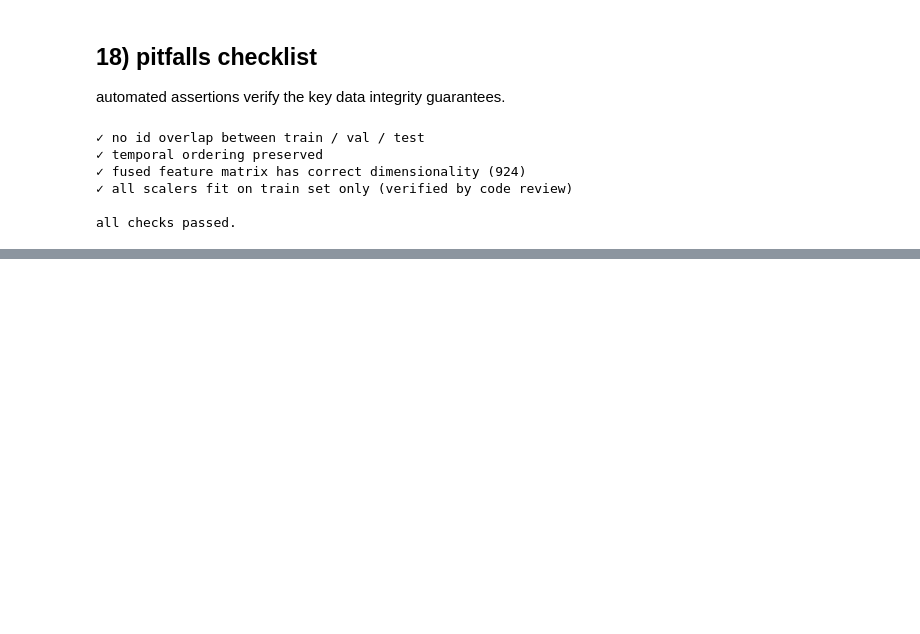
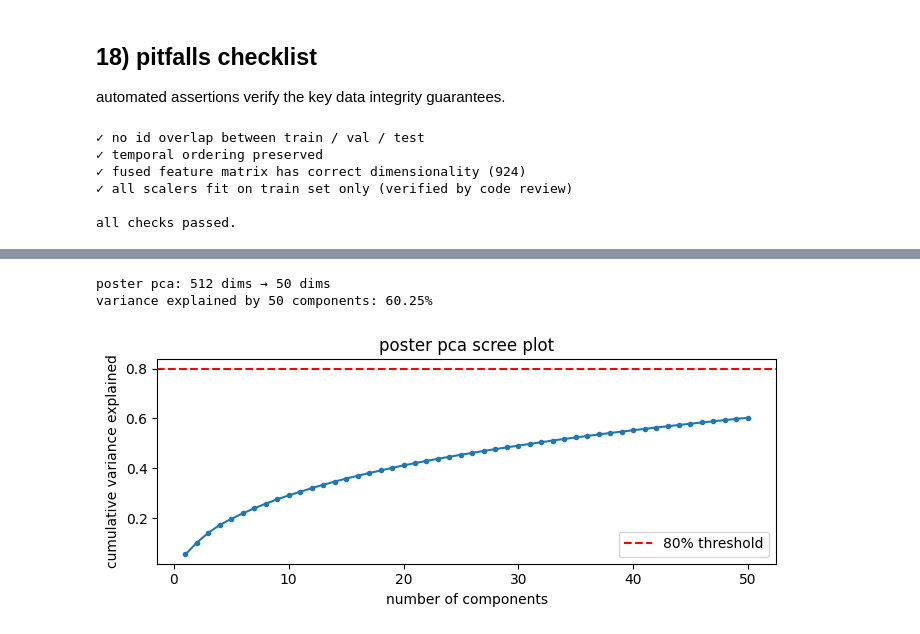
Before and after one commit to oliespineira/ML-project, a Jupyter notebook: notebook.ipynb, the cells around one changed output, grey strips where cells are left out. Drawn from its saved outputs; the diff is of its cells as text; code cells hidden in the pictures; blank space fills up the shorter version.

```diff
--- a/notebook.ipynb
+++ b/notebook.ipynb
@@ -1490,0 +1556,30 @@ all checks passed.
+# %%
+from sklearn.decomposition import PCA
+
+# fit pca on training poster embeddings only
+N_POSTER_COMPONENTS = 50
+pca_poster = PCA(n_components=N_POSTER_COMPONENTS, random_state=SEED)
+X_poster_train_pca = pca_poster.fit_transform(X_poster_train)
+X_poster_val_pca   = pca_poster.transform(X_poster_val)
+X_poster_test_pca  = pca_poster.transform(X_poster_test)
+
+variance_explained = pca_poster.explained_variance_ratio_.sum()
+print(f"poster pca: {X_poster_train.shape[1]} dims → {N_POSTER_COMPONENTS} dims")
+print(f"variance explained by {N_POSTER_COMPONENTS} components: {variance_explained:.2%}")
+
+# visualise scree plot to justify n_components choice
+plt.figure(figsize=(7, 3))
+cumvar = np.cumsum(pca_poster.explained_variance_ratio_)
+plt.plot(range(1, N_POSTER_COMPONENTS + 1), cumvar, marker=".")
+plt.axhline(0.8, color="red", linestyle="--", label="80% threshold")
+plt.xlabel("number of components")
+plt.ylabel("cumulative variance explained")
+plt.title("poster pca scree plot")
+plt.legend()
+plt.tight_layout()
+plt.savefig(OUTPUT_DIR / "poster_pca_scree.png", dpi=100)
+plt.show()
+# %% [output]
+poster pca: 512 dims → 50 dims
+variance explained by 50 components: 60.25%
+[figure, added]
```
Also changed, not shown: parts of 26 cells of this notebook.
